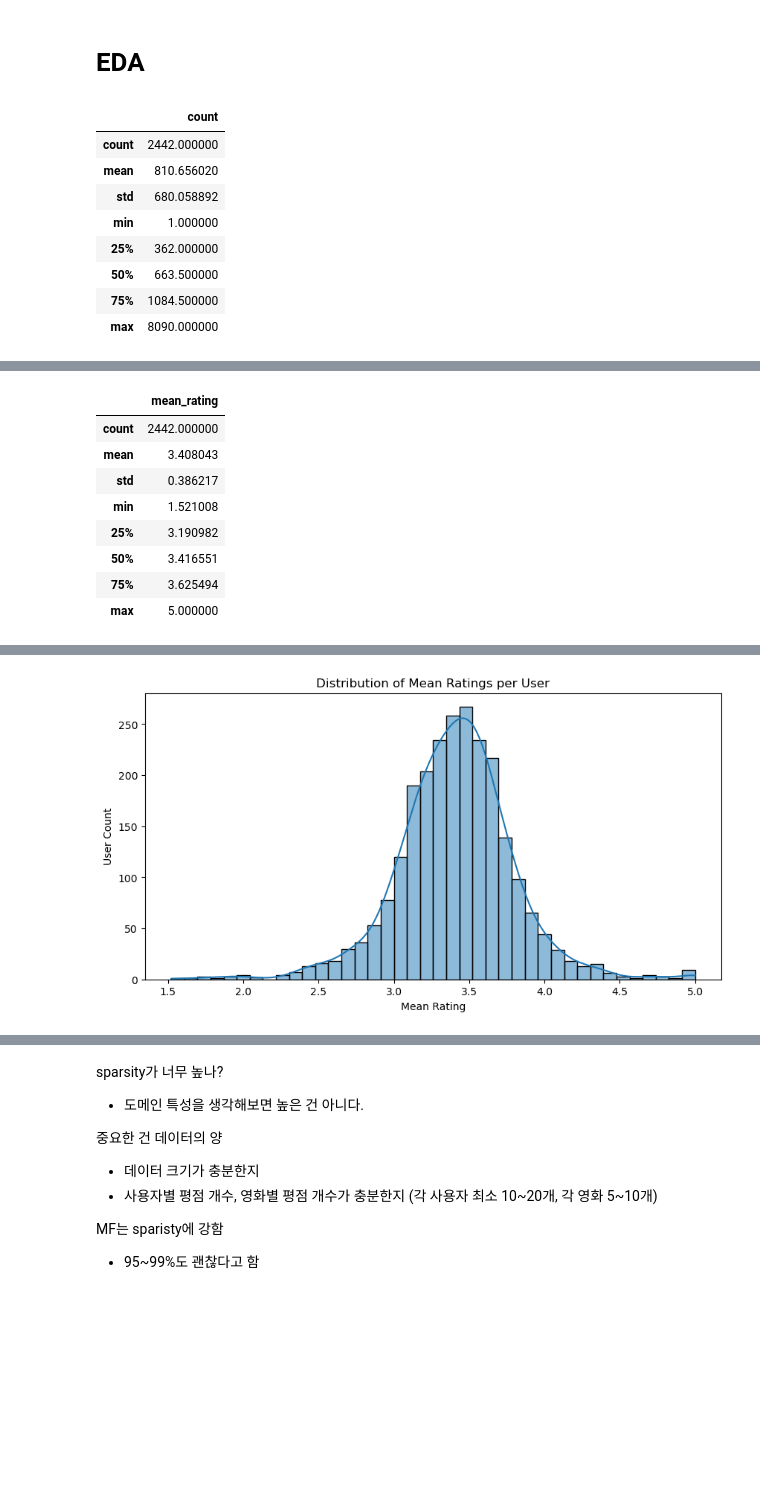
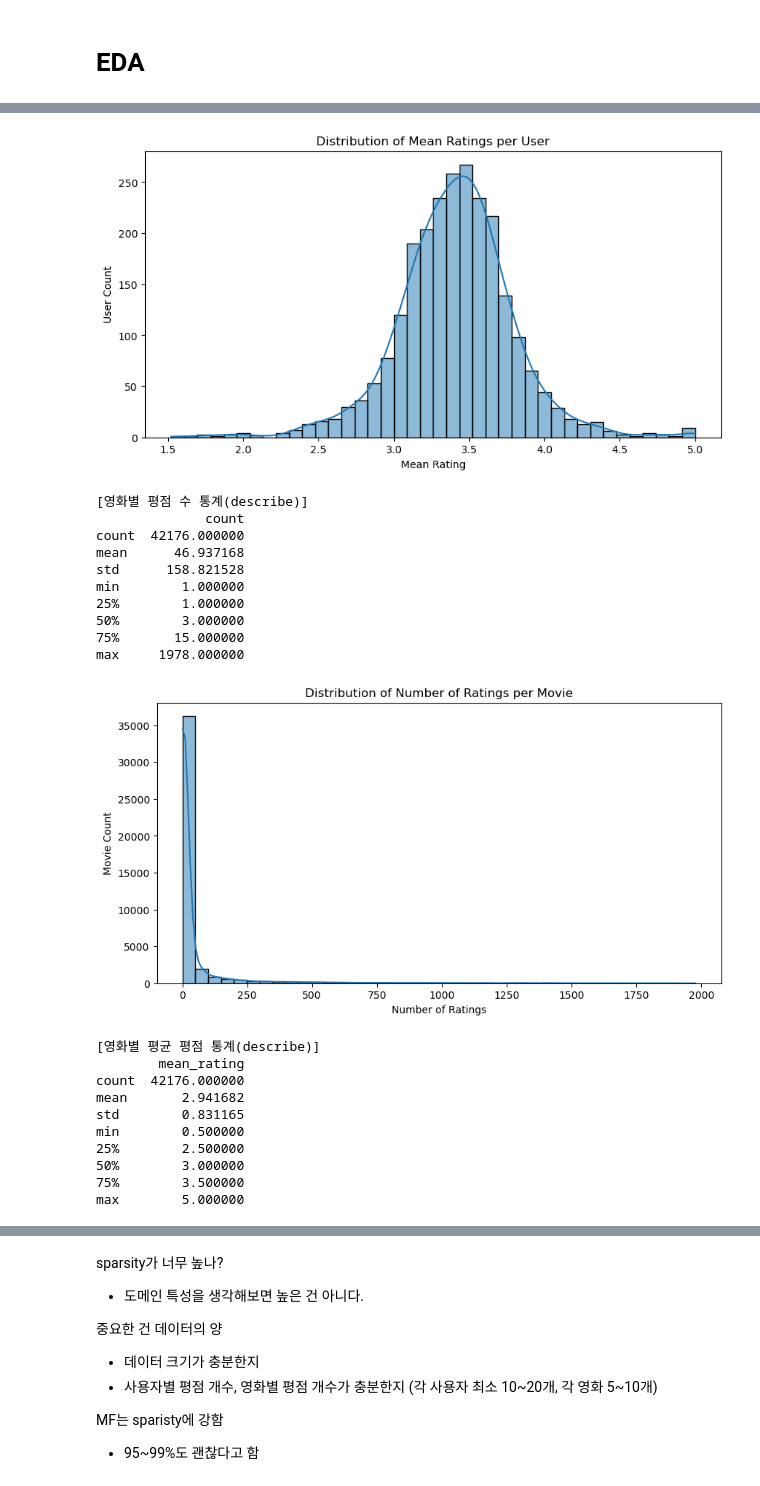
Before and after one commit to mkk4726/movie_recommendation, a Jupyter notebook: modeling/notebooks/modeling_with_interaction.ipynb, the cells around one changed output, grey strips where cells are left out. Saved outputs shown, nothing was run; the diff lists cells and outputs as text; code cells hidden in the pictures; blank space fills up the shorter version.

```diff
--- a/modeling/notebooks/modeling_with_interaction.ipynb
+++ b/modeling/notebooks/modeling_with_interaction.ipynb
@@ -102,50 +80,8 @@ df_ratings
 # %% [markdown]
 # EDA
 # %%
-import matplotlib.pyplot as plt
-import seaborn as sns
-import warnings
-
-def explore_user_ratings(df_ratings):
-    """
-    사용자별 평점 수, 평균 평점의 통계와 분포를 시각화하는 함수
-    """
-    # Ignore matplotlib font warnings
-    warnings.filterwarnings("ignore", category=UserWarning, module='matplotlib')
-
-    # Show statistics for number of ratings per user
-    user_rating_counts = df_ratings.groupby('user_id').size().reset_index(name='count')
-    display(user_rating_counts.describe())
-
-    # Visualization: distribution of number of ratings per user
-    plt.figure(figsize=(10,5))
-    sns.histplot(user_rating_counts['count'], bins=40, kde=True)
-    plt.title('Distribution of Number of Ratings per User')
-    plt.xlabel('Number of Ratings')
-    plt.ylabel('User Count')
-    plt.show()
-
-    # Show statistics for mean rating per user
-    user_mean_ratings = df_ratings.groupby('user_id')['rating'].mean().reset_index(name='mean_rating')
-    display(user_mean_ratings.describe())
-
-    # Visualization: distribution of mean ratings per user
-    plt.figure(figsize=(10,5))
-    sns.histplot(user_mean_ratings['mean_rating'], bins=40, kde=True)
-    plt.title('Distribution of Mean Ratings per User')
-    plt.xlabel('Mean Rating')
-    plt.ylabel('User Count')
-    plt.show()
+from modeling.utils.eda import explore_user_ratings
 
 # 필요할 때 이렇게 사용: explore_user_ratings(df_ratings)
 explore_user_ratings(df_ratings)
 # %% [output]
-|  | count |
-| count | 2442.000000 |
-| mean | 810.656020 |
-| std | 680.058892 |
-| min | 1.000000 |
-| 25% | 362.000000 |
-| 50% | 663.500000 |
-| 75% | 1084.500000 |
-| max | 8090.000000 |
@@ -152,10 +98 @@ explore_user_ratings(df_ratings)
 [figure]
-|  | mean_rating |
-| count | 2442.000000 |
-| mean | 3.408043 |
-| std | 0.386217 |
-| min | 1.521008 |
-| 25% | 3.190982 |
-| 50% | 3.416551 |
-| 75% | 3.625494 |
-| max | 5.000000 |
@@ -162 +109,22 @@ explore_user_ratings(df_ratings)
 [figure]
+[영화별 평점 수 통계(describe)]
+              count
+count  42176.000000
+mean      46.937168
+std      158.821528
+min        1.000000
+25%        1.000000
+50%        3.000000
+75%       15.000000
+max     1978.000000
+[figure, added]
+[영화별 평균 평점 통계(describe)]
+        mean_rating
+count  42176.000000
+mean       2.941682
+std        0.831165
+min        0.500000
+25%        2.500000
+50%        3.000000
+75%        3.500000
+max        5.000000
```
Also changed, not shown: parts of 24 cells of this notebook, 2 other files.
